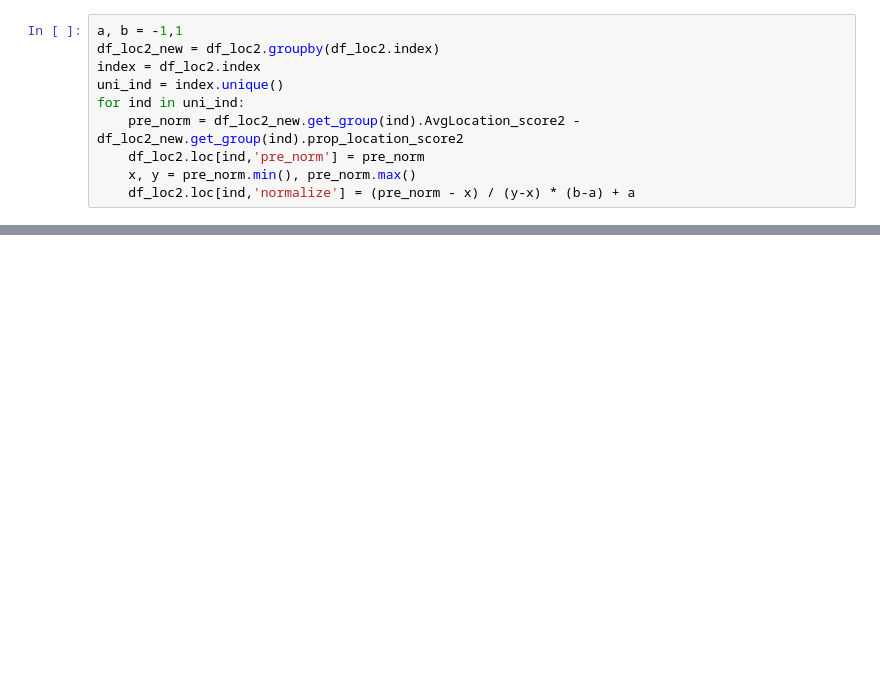
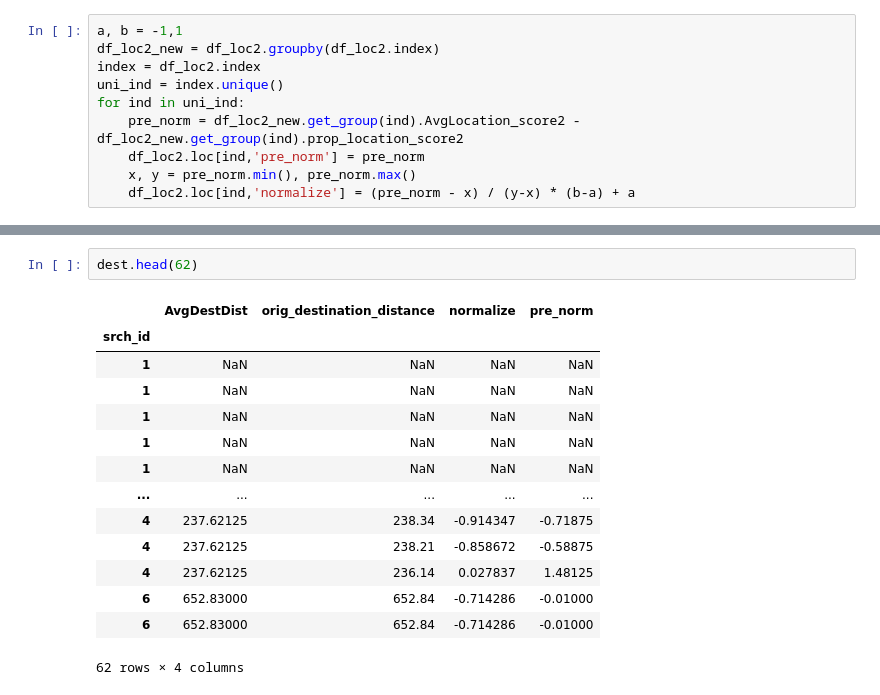
Before and after one commit to sfikouris/DM, a Jupyter notebook: Assignment2/paris/EDA.ipynb, the cells around one changed output, grey strips where cells are left out. Drawn from its saved outputs; the diff is of its cells as text; blank space fills up the shorter version.

```diff
--- a/Assignment2/paris/EDA.ipynb
+++ b/Assignment2/paris/EDA.ipynb
@@ -332,0 +342,17 @@ df_loc2.head(50)
+# %%
+dest.head(62)
+# %% [output]
+|  | AvgDestDist | orig_destination_distance | normalize | pre_norm |
+| srch_id |  |  |  |  |
+| 1 | NaN | NaN | NaN | NaN |
+| 1 | NaN | NaN | NaN | NaN |
+| 1 | NaN | NaN | NaN | NaN |
+| 1 | NaN | NaN | NaN | NaN |
+| 1 | NaN | NaN | NaN | NaN |
+| ... | ... | ... | ... | ... |
+| 4 | 237.62125 | 238.34 | -0.914347 | -0.71875 |
+| 4 | 237.62125 | 238.21 | -0.858672 | -0.58875 |
+| 4 | 237.62125 | 236.14 | 0.027837 | 1.48125 |
+| 6 | 652.83000 | 652.84 | -0.714286 | -0.01000 |
+| 6 | 652.83000 | 652.84 | -0.714286 | -0.01000 |
+62 rows × 4 columns
```
Also changed, not shown: parts of 4 cells of this notebook, 1 other file.
